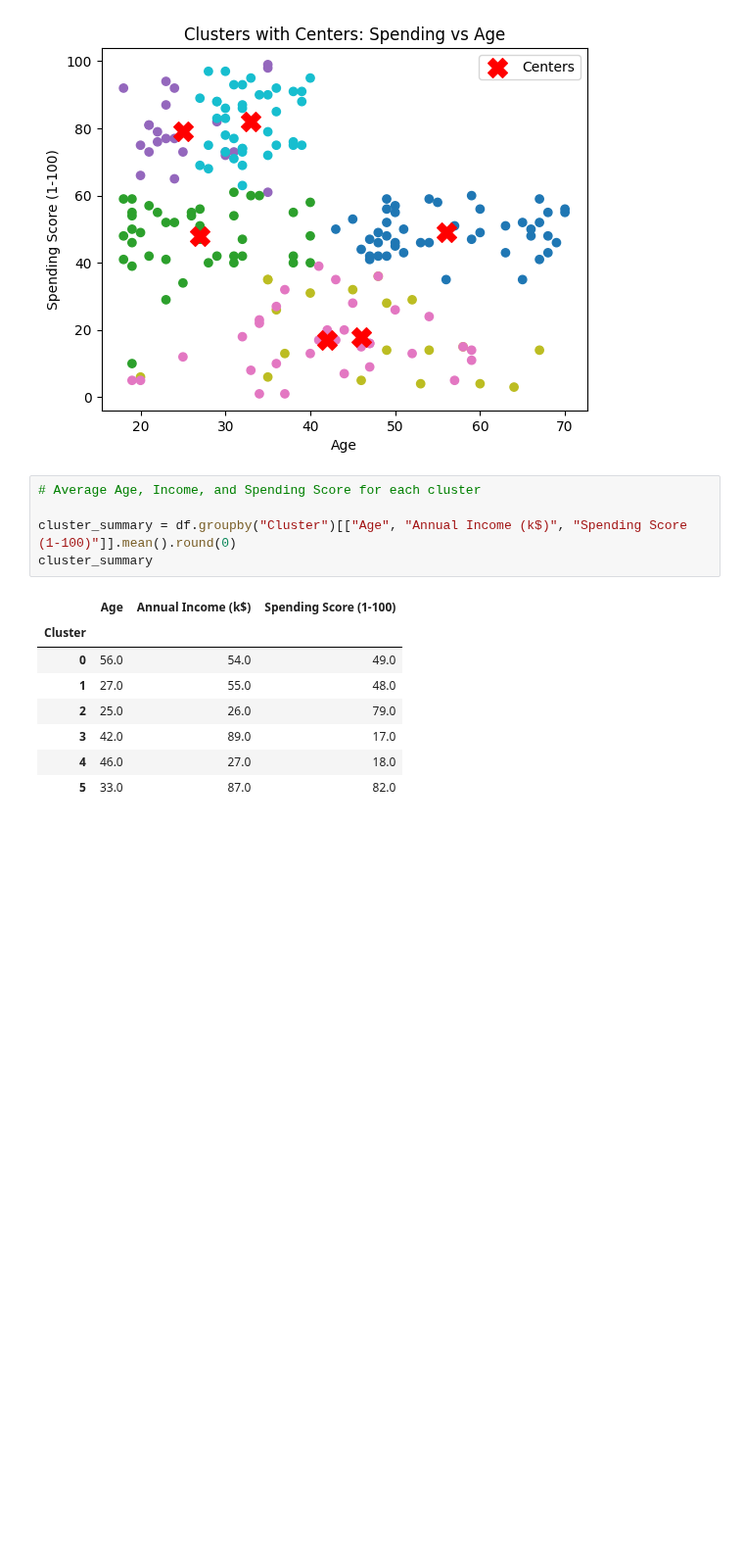
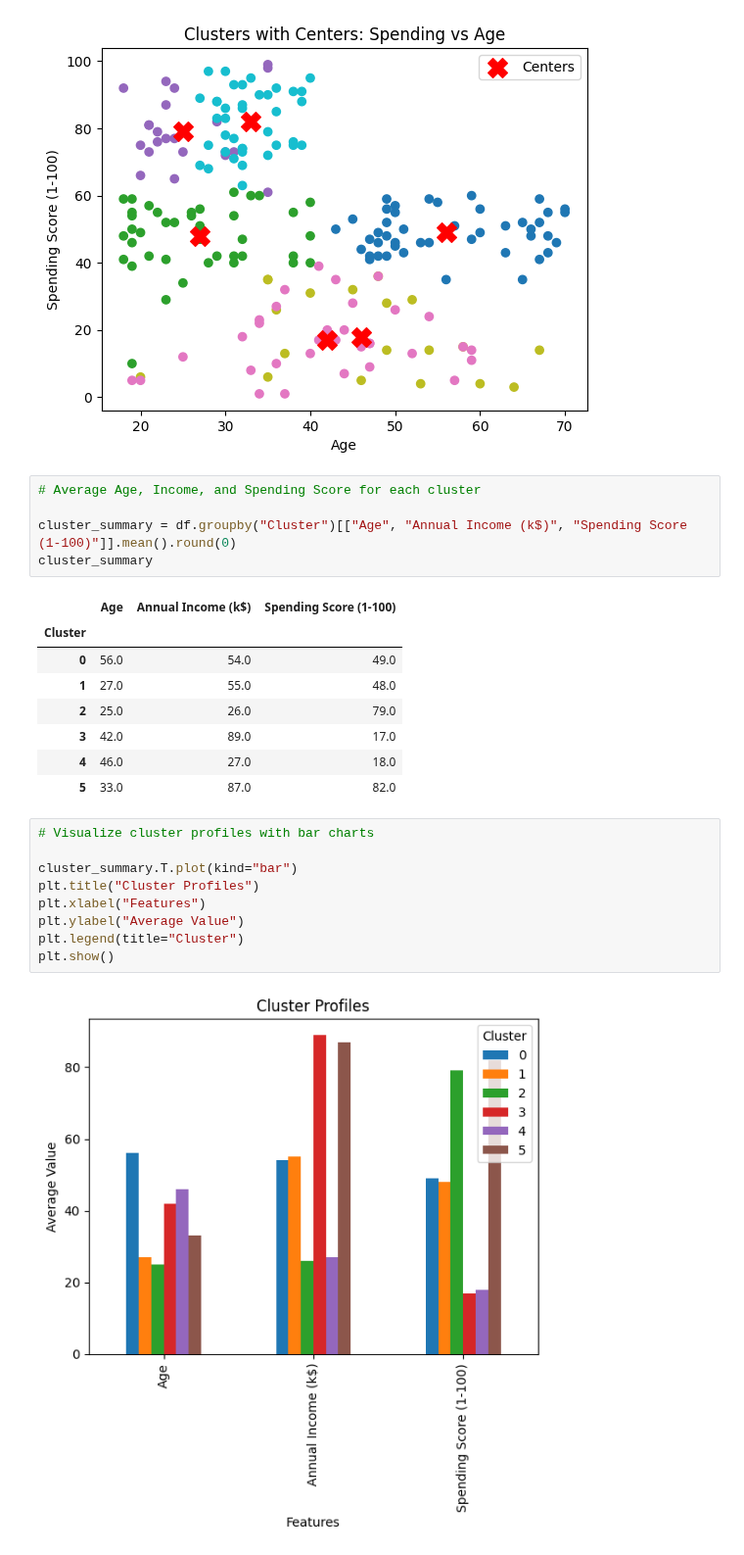
Before and after one commit to PriyankaaNigam/AI-Data-Unlocked, a Jupyter notebook: customer_segmentation/notebooks/mall_segmentation.ipynb, the cells around one changed output. Shown at 98% size. Cells and saved outputs as stored; diff of their text form; blank space fills up the shorter version.

Commit message:
Add bar chart visualization of cluster profiles

```diff
--- a/customer_segmentation/notebooks/mall_segmentation.ipynb
+++ b/customer_segmentation/notebooks/mall_segmentation.ipynb
@@ -322,3 +322,14 @@ cluster_summary
 | 3 | 42.0 | 89.0 | 17.0 |
 | 4 | 46.0 | 27.0 | 18.0 |
 | 5 | 33.0 | 87.0 | 82.0 |
+# %%
+# Visualize cluster profiles with bar charts
+
+cluster_summary.T.plot(kind="bar")
+plt.title("Cluster Profiles")
+plt.xlabel("Features")
+plt.ylabel("Average Value")
+plt.legend(title="Cluster")
+plt.show()
+# %% [output]
+[figure, added]
```
